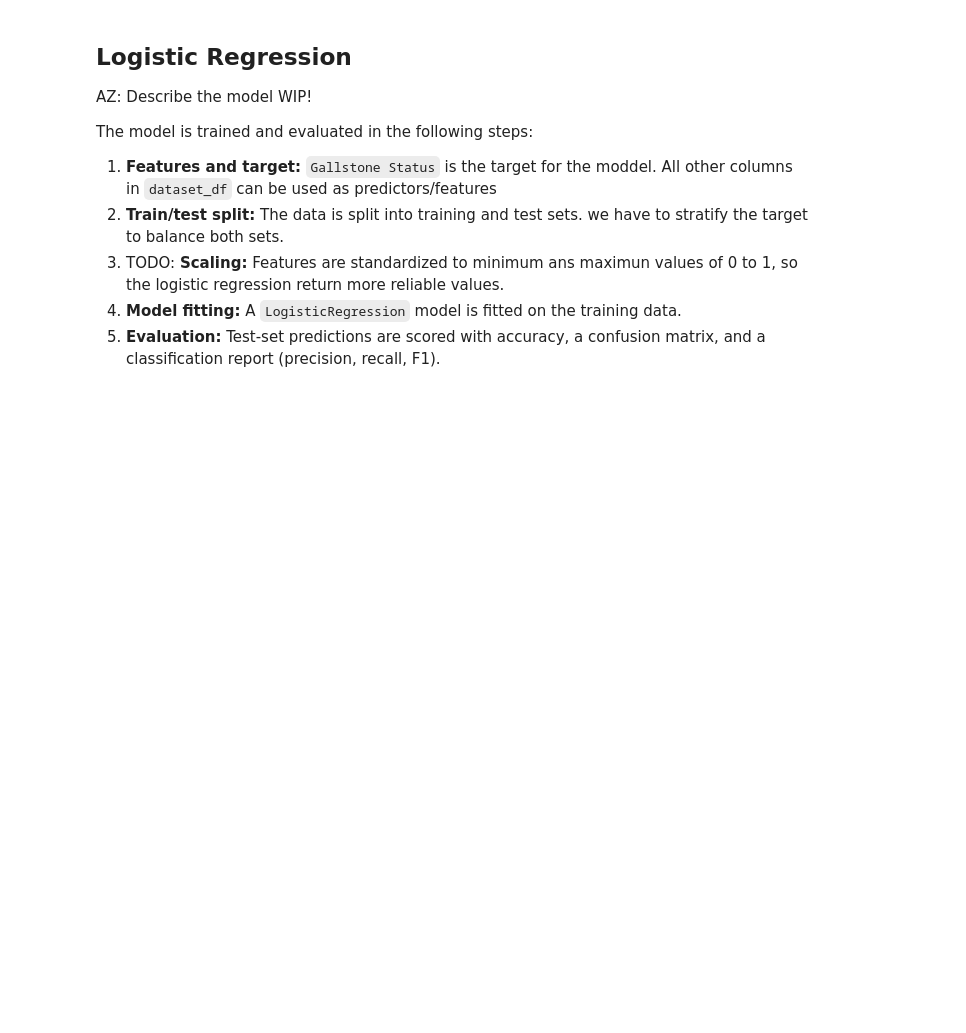
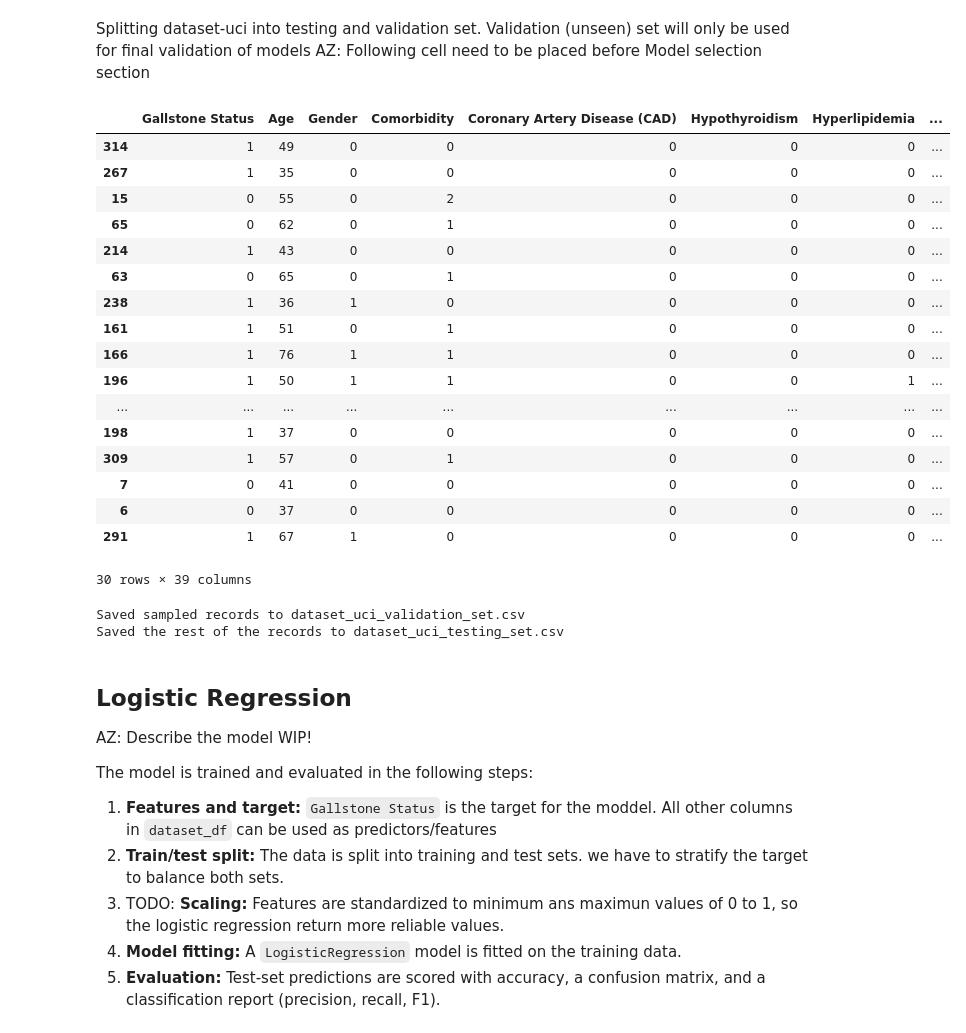
Before and after one commit to aaamainorg/dat540-group1, a Jupyter notebook: logistic_regression.ipynb, the cells around one changed output. Saved outputs shown, nothing was run; the diff lists cells and outputs as text; code cells hidden in the pictures; blank space fills up the shorter version.

```diff
--- a/logistic_regression.ipynb
+++ b/logistic_regression.ipynb
@@ -1,3 +1,38 @@
+# %% [markdown]
+Splitting dataset-uci into testing and validation set. Validation (unseen) set will only be used for final validation of models
+AZ: Following cell need to be placed before Model selection section
+# %%
+validation_set_df = dataset_df.sample(n=30, random_state=RANDOM_STATE)
+
+display(validation_set_df)
+
+validation_set_df.to_csv("dataset_uci_validation_set.csv", index=False)
+print("Saved sampled records to dataset_uci_validation_set.csv")
+
+testing_set_df = dataset_df.drop(validation_set_df.index)
+testing_set_df.to_csv("dataset_uci_testing_set.csv", index=False)
+print("Saved the rest of the records to dataset_uci_testing_set.csv")
+# %% [output]
+|  | Gallstone Status | Age | Gender | Comorbidity | Coronary Artery Disease (CAD) | Hypothyroidism | Hyperlipidemia | ... |
+| 314 | 1 | 49 | 0 | 0 | 0 | 0 | 0 | ... |
+| 267 | 1 | 35 | 0 | 0 | 0 | 0 | 0 | ... |
+| 15 | 0 | 55 | 0 | 2 | 0 | 0 | 0 | ... |
+| 65 | 0 | 62 | 0 | 1 | 0 | 0 | 0 | ... |
+| 214 | 1 | 43 | 0 | 0 | 0 | 0 | 0 | ... |
+| 63 | 0 | 65 | 0 | 1 | 0 | 0 | 0 | ... |
+| 238 | 1 | 36 | 1 | 0 | 0 | 0 | 0 | ... |
+| 161 | 1 | 51 | 0 | 1 | 0 | 0 | 0 | ... |
+| 166 | 1 | 76 | 1 | 1 | 0 | 0 | 0 | ... |
+| 196 | 1 | 50 | 1 | 1 | 0 | 0 | 1 | ... |
+| ... | ... | ... | ... | ... | ... | ... | ... | ... |
+| 198 | 1 | 37 | 0 | 0 | 0 | 0 | 0 | ... |
+| 309 | 1 | 57 | 0 | 1 | 0 | 0 | 0 | ... |
+| 7 | 0 | 41 | 0 | 0 | 0 | 0 | 0 | ... |
+| 6 | 0 | 37 | 0 | 0 | 0 | 0 | 0 | ... |
+| 291 | 1 | 67 | 1 | 0 | 0 | 0 | 0 | ... |
+30 rows × 39 columns
+Saved sampled records to dataset_uci_validation_set.csv
+Saved the rest of the records to dataset_uci_testing_set.csv
 # %% [markdown]
 ## Logistic Regression
 
```
Also changed, not shown: parts of 7 cells of this notebook, 2 other files.
